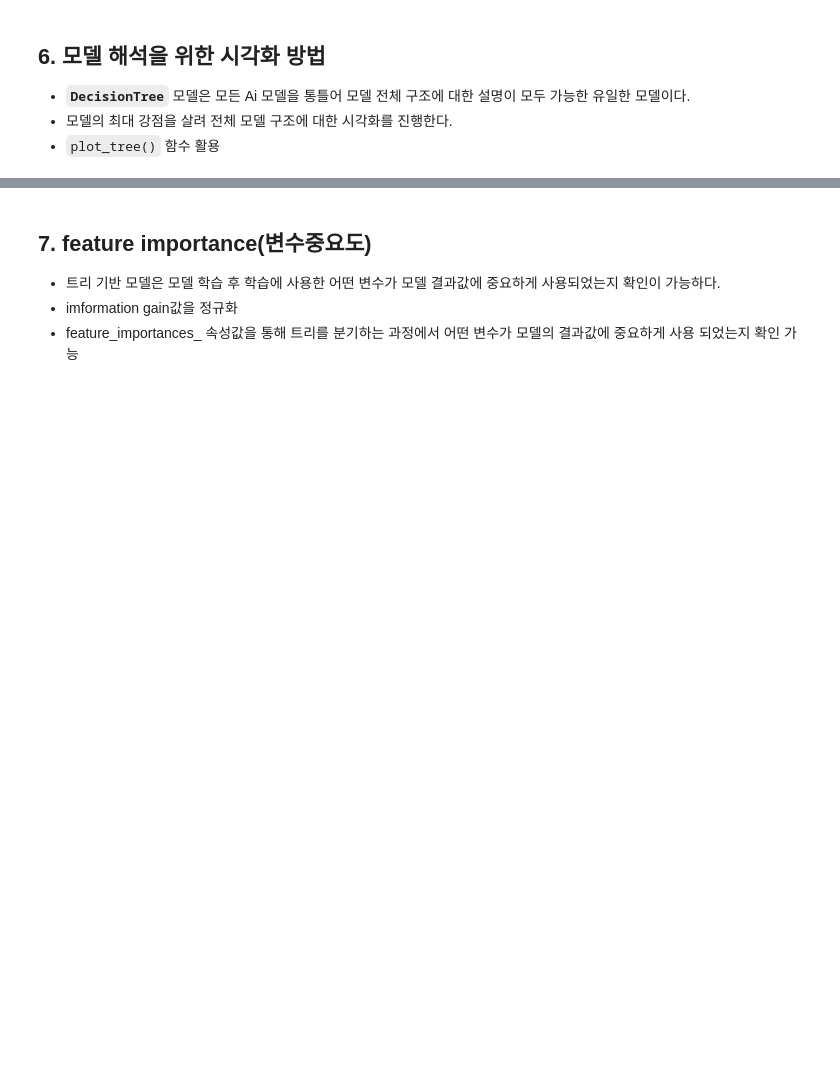
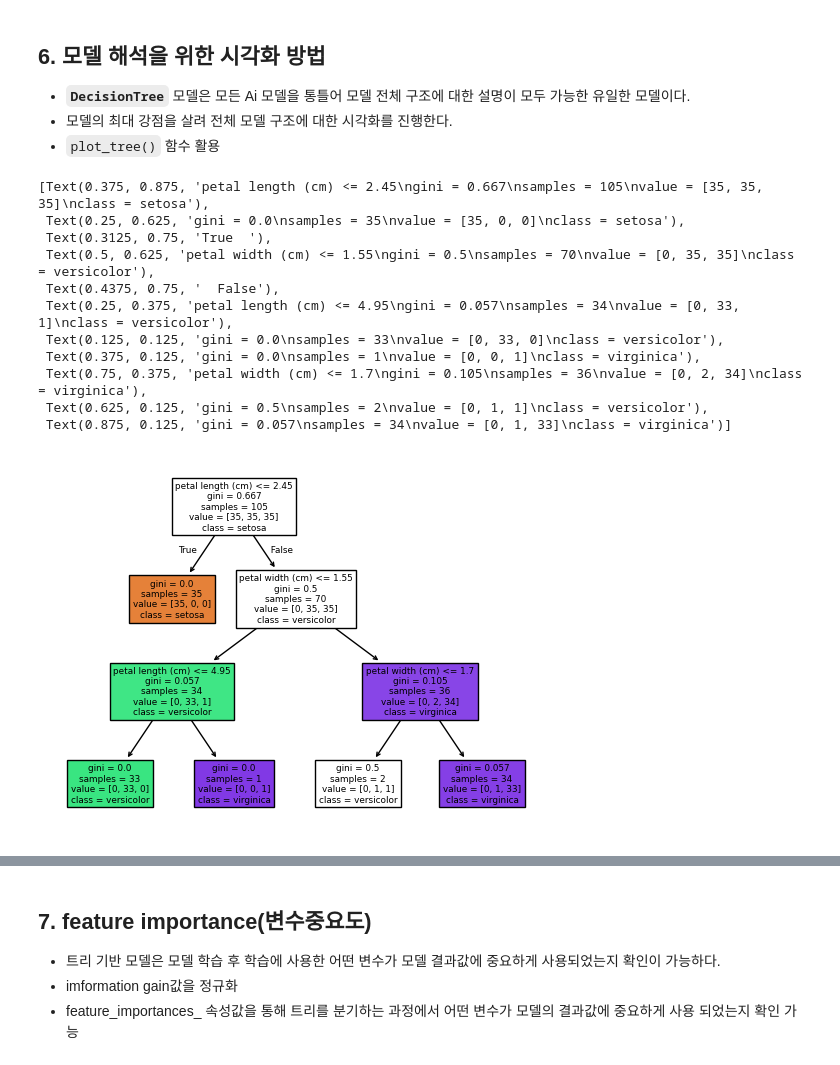
Before and after one commit to RFATS/TreeBasedModel_and_DNN, a Jupyter notebook: 01_ML_DecisionTree.ipynb, the cells around one changed output, grey strips where cells are left out. Cells and saved outputs as stored; diff of their text form; code cells hidden in the pictures; blank space fills up the shorter version.

```diff
--- a/01_ML_DecisionTree.ipynb
+++ b/01_ML_DecisionTree.ipynb
@@ -79,0 +127,6 @@ $1 - ({3 \over 3+4})0 - ({4 \over 3+4})0 = 1$
+# %%
+# 타겟데이터 분리
+df = iris['frame']
+y = df.target
+X = df.drop(columns = 'target')
+X.head()
@@ -80,2 +140,5 @@ $1 - ({3 \over 3+4})0 - ({4 \over 3+4})0 = 1$
+# %%
+# 학습데이터 분할
+X_train, X_test, y_train, y_test = train_test_split(X, y, test_size=0.3, random_state=42, stratify = y)
 # %%
 # 모델 import
@@ -82,4 +146,6 @@ $1 - ({3 \over 3+4})0 - ({4 \over 3+4})0 = 1$
 # %%
 # 모델 생성
+dtc = DecisionTreeClassifier(max_depth=3, random_state=42)
 # %%
 # 모델 학습
+dtc.fit(X_train, y_train)
@@ -131,0 +220,17 @@ $${2 * precision * recall \over precision + recall}$$
+# %%
+# 모델 시각화
+from sklearn.tree import plot_tree
+plot_tree(dtc, feature_names = iris.feature_names, class_names = iris.target_names, filled=True)
+# %% [output]
+[Text(0.375, 0.875, 'petal length (cm) <= 2.45\ngini = 0.667\nsamples = 105\nvalue = [35, 35, 35]\nclass = setosa'),
+ Text(0.25, 0.625, 'gini = 0.0\nsamples = 35\nvalue = [35, 0, 0]\nclass = setosa'),
+ Text(0.3125, 0.75, 'True  '),
+ Text(0.5, 0.625, 'petal width (cm) <= 1.55\ngini = 0.5\nsamples = 70\nvalue = [0, 35, 35]\nclass = versicolor'),
+ Text(0.4375, 0.75, '  False'),
+ Text(0.25, 0.375, 'petal length (cm) <= 4.95\ngini = 0.057\nsamples = 34\nvalue = [0, 33, 1]\nclass = versicolor'),
+ Text(0.125, 0.125, 'gini = 0.0\nsamples = 33\nvalue = [0, 33, 0]\nclass = versicolor'),
+ Text(0.375, 0.125, 'gini = 0.0\nsamples = 1\nvalue = [0, 0, 1]\nclass = virginica'),
+ Text(0.75, 0.375, 'petal width (cm) <= 1.7\ngini = 0.105\nsamples = 36\nvalue = [0, 2, 34]\nclass = virginica'),
+ Text(0.625, 0.125, 'gini = 0.5\nsamples = 2\nvalue = [0, 1, 1]\nclass = versicolor'),
+ Text(0.875, 0.125, 'gini = 0.057\nsamples = 34\nvalue = [0, 1, 33]\nclass = virginica')]
+[figure, added]
```
Also changed, not shown: parts of 28 cells of this notebook.
